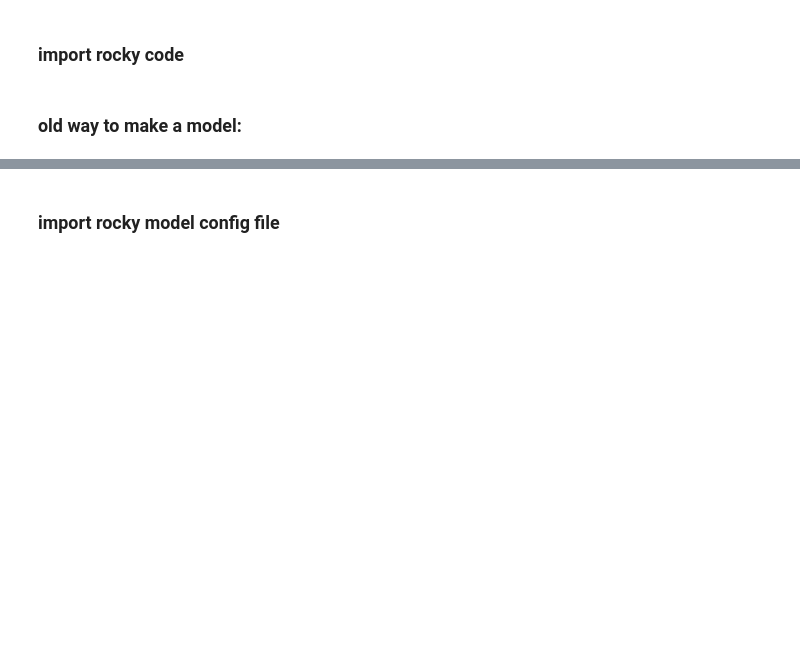
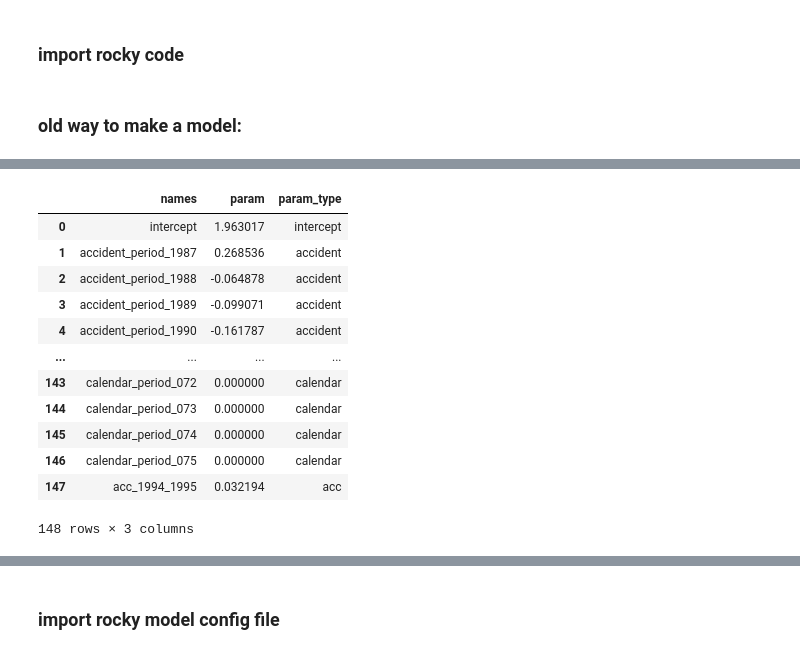
Before and after one commit to rocky-reserving/rocky, a Jupyter notebook: rocky-app/ROCKY Demo.ipynb, the cells around one changed output, grey strips where cells are left out. Drawn from its saved outputs; the diff is of its cells as text; code cells hidden in the pictures; blank space fills up the shorter version.

```diff
--- a/rocky-app/ROCKY Demo.ipynb
+++ b/rocky-app/ROCKY Demo.ipynb
@@ -64,0 +66,16 @@ Did you mean "hoveron"?
+# %%
+rky.icrfs.GetParameters()
+# %% [output]
+|  | names | param | param_type |
+| 0 | intercept | 1.963017 | intercept |
+| 1 | accident_period_1987 | 0.268536 | accident |
+| 2 | accident_period_1988 | -0.064878 | accident |
+| 3 | accident_period_1989 | -0.099071 | accident |
+| 4 | accident_period_1990 | -0.161787 | accident |
+| ... | ... | ... | ... |
+| 143 | calendar_period_072 | 0.000000 | calendar |
+| 144 | calendar_period_073 | 0.000000 | calendar |
+| 145 | calendar_period_074 | 0.000000 | calendar |
+| 146 | calendar_period_075 | 0.000000 | calendar |
+| 147 | acc_1994_1995 | 0.032194 | acc |
+148 rows × 3 columns
```
Also changed, not shown: parts of 11 cells of this notebook, 2 other files.
